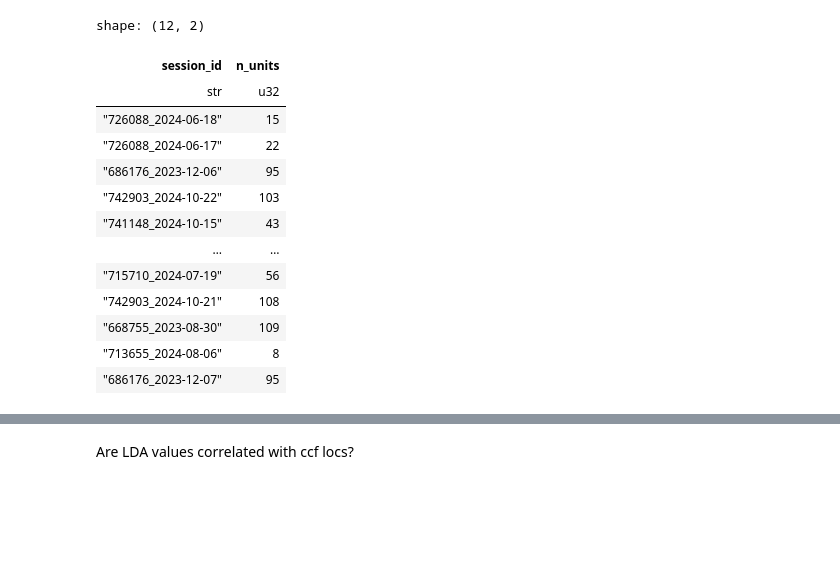
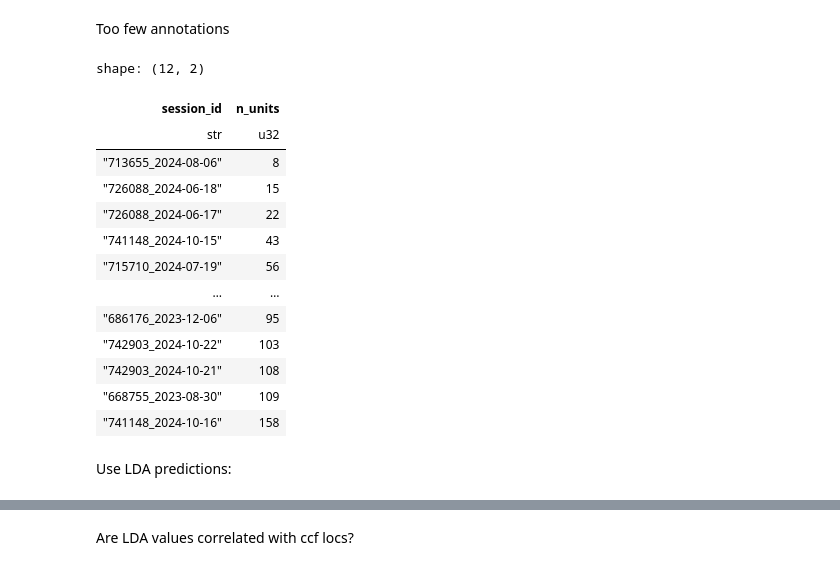
Before and after one commit to AllenNeuralDynamics/dynamic-routing-unit-drift-qc-dashboard, a Jupyter notebook: notebooks/drift_areas.ipynb, the cells around one changed output, grey strips where cells are left out. Drawn from its saved outputs; the diff is of its cells as text; code cells hidden in the pictures; blank space fills up the shorter version.

```diff
--- a/notebooks/drift_areas.ipynb
+++ b/notebooks/drift_areas.ipynb
@@ -34,31 +38,36 @@ df = (
 ).plot.bar(x=alt.X('structure:N', sort='-y'), y=alt.Y('diff', title='ratio')).properties(title='ratio of annotated drift units in area compared to whole population')
 # %% [output]
 [interactive output not drawn]
+# %% [markdown]
+Too few annotations
 # %%
 (
     pl.scan_parquet('s3://aind-scratch-data/dynamic-routing/cache/nwb_components/v0.0.261/consolidated/units.parquet').select('unit_id', 'structure').collect()
     .filter(pl.col('structure')=='GU')
     .with_columns(
         session_id=pl.col('unit_id').str.split('_').list.slice(0,2).list.join('_'),
     )
     .group_by('session_id')
     .agg(pl.count('unit_id').alias('n_units'))
+    .sort('n_units')
 )
 # %% [output]
 shape: (12, 2)
 | session_id | n_units |
 | str | u32 |
+| "713655_2024-08-06" | 8 |
 | "726088_2024-06-18" | 15 |
 | "726088_2024-06-17" | 22 |
+| "741148_2024-10-15" | 43 |
+| "715710_2024-07-19" | 56 |
+| … | … |
 | "686176_2023-12-06" | 95 |
 | "742903_2024-10-22" | 103 |
-| "741148_2024-10-15" | 43 |
-| … | … |
-| "715710_2024-07-19" | 56 |
 | "742903_2024-10-21" | 108 |
 | "668755_2023-08-30" | 109 |
-| "713655_2024-08-06" | 8 |
-| "686176_2023-12-07" | 95 |
+| "741148_2024-10-16" | 158 |
+# %% [markdown]
+Use LDA predictions:
 # %%
 lda_threshold = -0.45
 (
```
Also changed, not shown: parts of 1 cell of this notebook, 1 other file.
